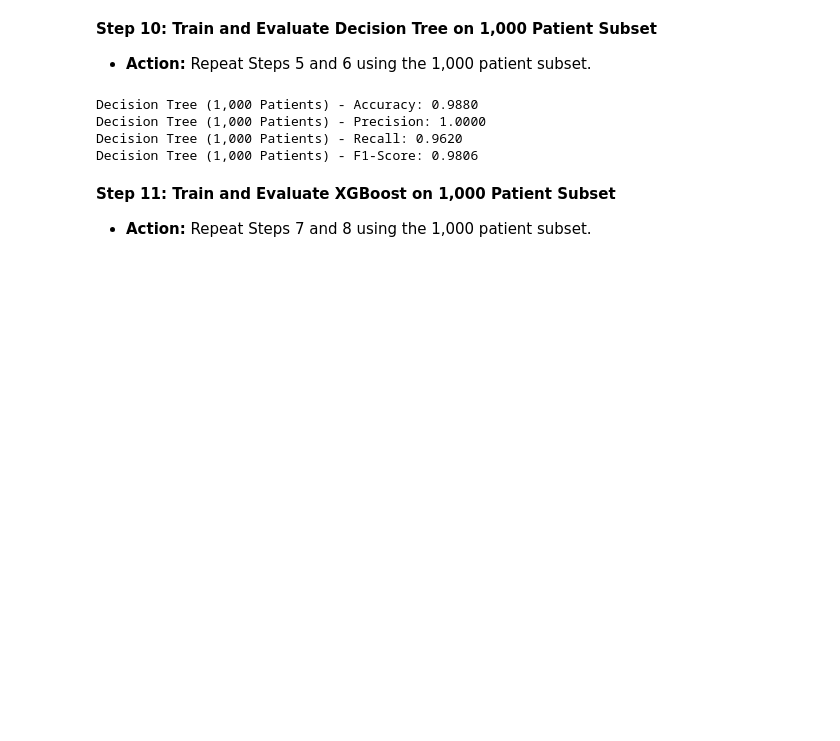
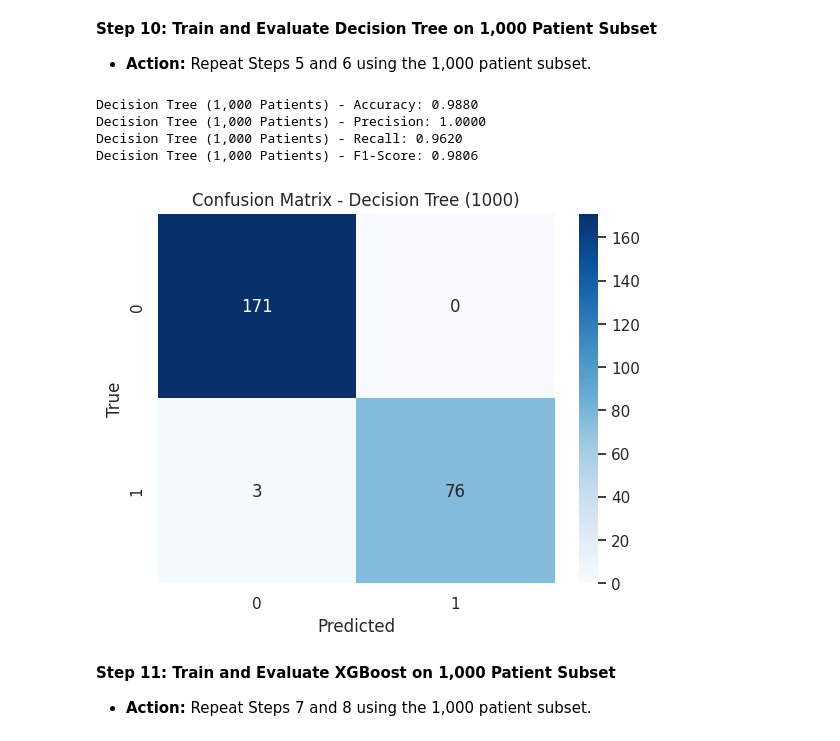
Before and after one commit to sadullahozcan/sarcopenia_eda_analysis, a Jupyter notebook: EDA_09_Machine_Learning_01.ipynb, the cells around one changed output. Saved outputs shown, nothing was run; the diff lists cells and outputs as text; code cells hidden in the pictures; blank space fills up the shorter version.

```diff
--- a/EDA_09_Machine_Learning_01.ipynb
+++ b/EDA_09_Machine_Learning_01.ipynb
@@ -254,6 +254,16 @@ Decision Tree (1,000 Patients) - Accuracy: 0.9880
 Decision Tree (1,000 Patients) - Precision: 1.0000
 Decision Tree (1,000 Patients) - Recall: 0.9620
 Decision Tree (1,000 Patients) - F1-Score: 0.9806
+# %%
+# Confusion Matrix
+cm_dt_1000 = confusion_matrix(y_test_1000, y_pred_dt_1000)
+sns.heatmap(cm_dt_1000, annot=True, fmt='d', cmap='Blues')
+plt.title('Confusion Matrix - Decision Tree (1000)')
+plt.xlabel('Predicted')
+plt.ylabel('True')
+plt.show()
+# %% [output]
+[figure, added]
 # %% [markdown]
 **Step 11: Train and Evaluate XGBoost on 1,000 Patient Subset**
 * **Action:** Repeat Steps 7 and 8 using the 1,000 patient subset.
```
Also changed, not shown: parts of 4 cells of this notebook.
